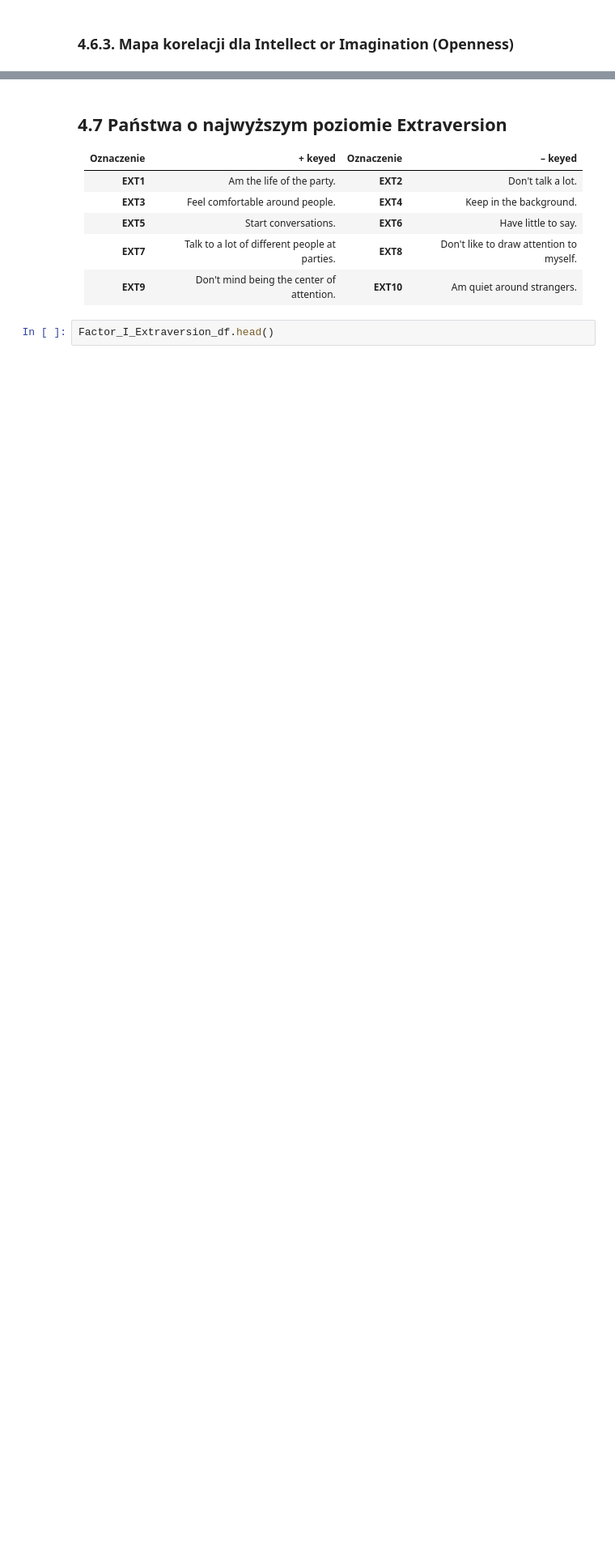
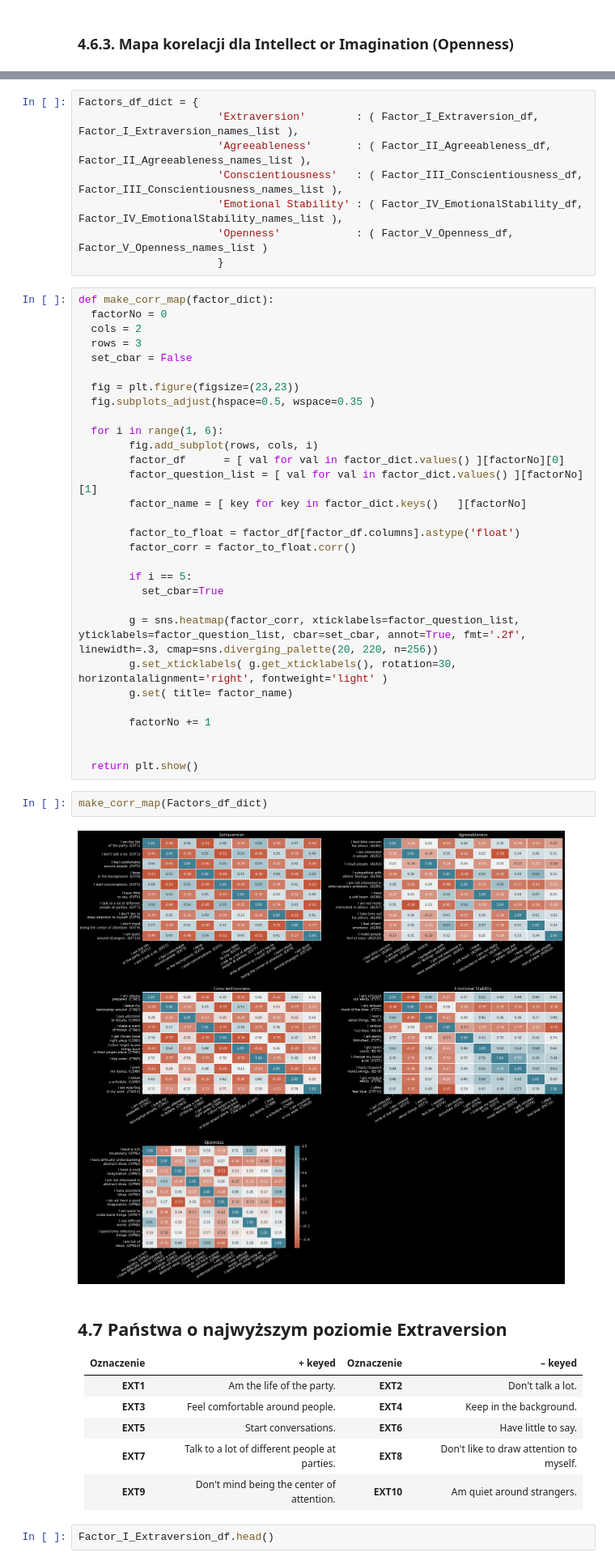
Before and after one commit to ArminD93/BigFivePersonalityTest, a Jupyter notebook: BigFivePersonality.ipynb, the cells around one changed output, grey strips where cells are left out. Shown at 81% size. Saved outputs shown, nothing was run; the diff lists cells and outputs as text; blank space fills up the shorter version.

```diff
--- a/BigFivePersonality.ipynb
+++ b/BigFivePersonality.ipynb
@@ -1261,3 +1228,45 @@ make_corr_map( Factor_V_Openness_df,
+# %%
+Factors_df_dict = {
+                      'Extraversion'        : ( Factor_I_Extraversion_df, Factor_I_Extraversion_names_list ),
+                      'Agreeableness'       : ( Factor_II_Agreeableness_df, Factor_II_Agreeableness_names_list ),
+                      'Conscientiousness'   : ( Factor_III_Conscientiousness_df, Factor_III_Conscientiousness_names_list ),
+                      'Emotional Stability' : ( Factor_IV_EmotionalStability_df, Factor_IV_EmotionalStability_names_list ),
+                      'Openness'            : ( Factor_V_Openness_df, Factor_V_Openness_names_list )
+                      }
+# %%
+def make_corr_map(factor_dict):
+  factorNo = 0
+  cols = 2
+  rows = 3
+  set_cbar = False
+
+  fig = plt.figure(figsize=(23,23))
+  fig.subplots_adjust(hspace=0.5, wspace=0.35 )
+
+  for i in range(1, 6):
+        fig.add_subplot(rows, cols, i)
+        factor_df      = [ val for val in factor_dict.values() ][factorNo][0]
+        factor_question_list = [ val for val in factor_dict.values() ][factorNo][1]
+        factor_name = [ key for key in factor_dict.keys()   ][factorNo]
+
+        factor_to_float = factor_df[factor_df.columns].astype('float')
+        factor_corr = factor_to_float.corr()
+
+        if i == 5:
+          set_cbar=True
+
+        g = sns.heatmap(factor_corr, xticklabels=factor_question_list, yticklabels=factor_question_list, cbar=set_cbar, annot=True, fmt='.2f', linewidth=.3, cmap=sns.diverging_palette(20, 220, n=256))
+        g.set_xticklabels( g.get_xticklabels(), rotation=30,  horizontalalignment='right', fontweight='light' )
+        g.set( title= factor_name)
+
+        factorNo += 1
+
+
+  return plt.show()
+# %%
+make_corr_map(Factors_df_dict)
+# %% [output]
+[figure, added]
 # %% [markdown]
 ## <a name='30'></a>4.7 Państwa o najwyższym poziomie Extraversion
 
```
Also changed, not shown: parts of 9 cells of this notebook.
